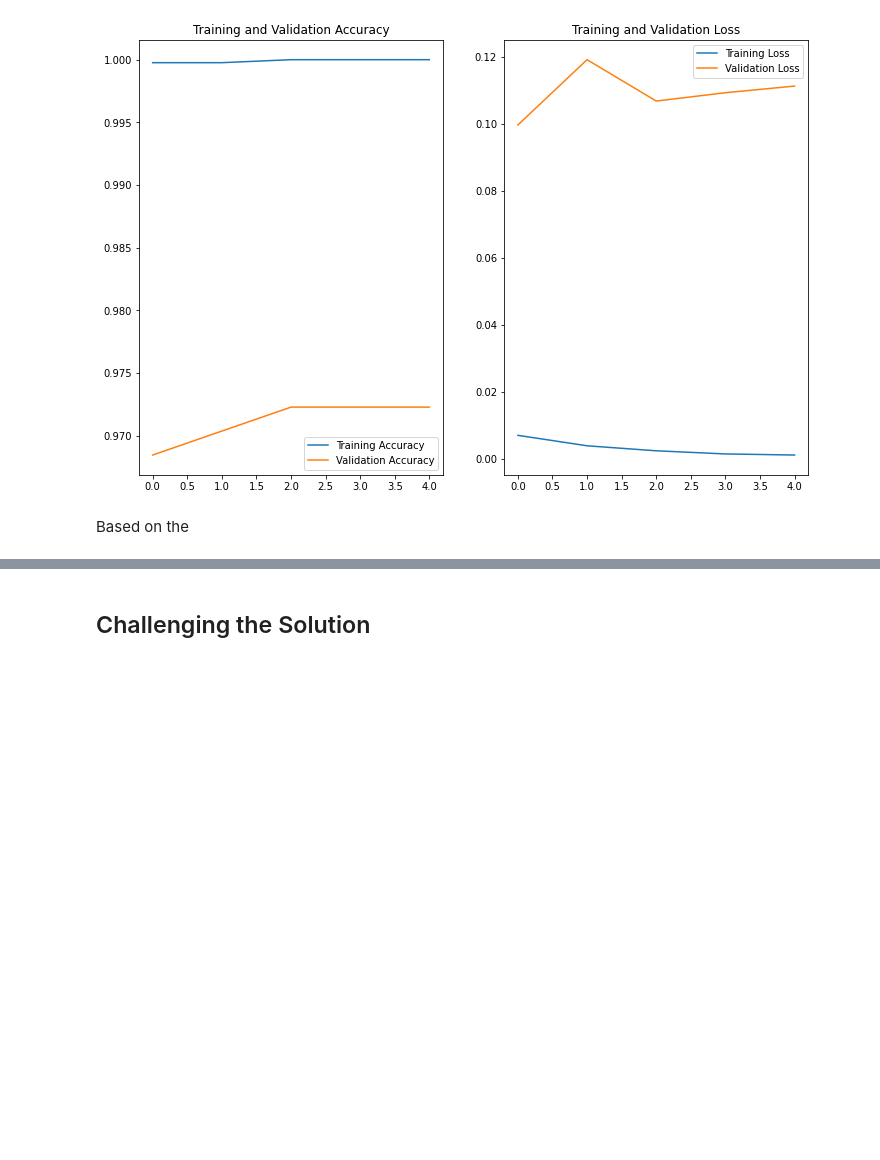
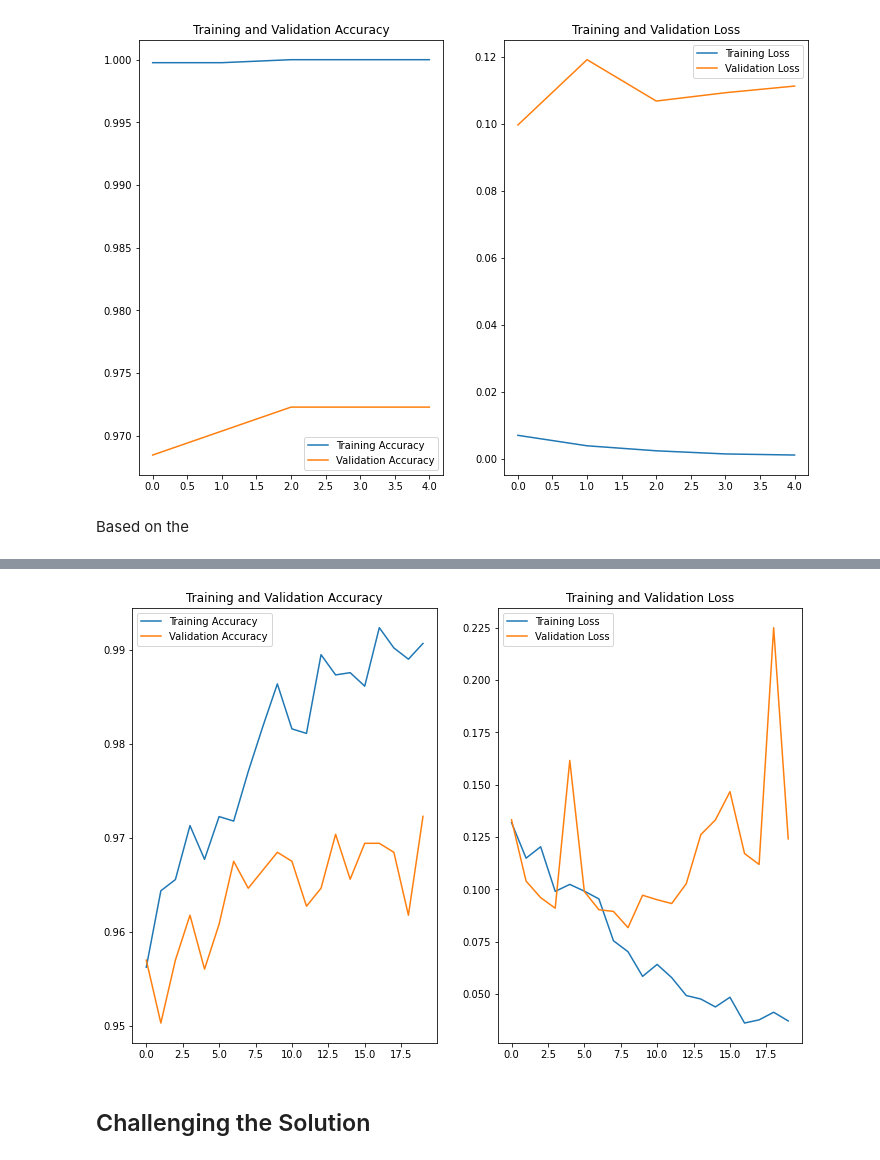
Before and after one commit to fredtush/Image-Classification-with-CNN, a Jupyter notebook: Image_Classification_with_Deep_Learning.ipynb, the cells around one changed output, grey strips where cells are left out. Saved outputs shown, nothing was run; the diff lists cells and outputs as text; code cells hidden in the pictures; blank space fills up the shorter version.

Commit message:
Created a visualization for the second model

```diff
--- a/Image_Classification_with_Deep_Learning.ipynb
+++ b/Image_Classification_with_Deep_Learning.ipynb
@@ -478,34 +478,36 @@ Epoch 19/20
 Epoch 20/20
 131/131 [==============================] - 113s 865ms/step - loss: 0.0372 - accuracy: 0.9907 - val_loss: 0.1242 - val_accuracy: 0.9723
 # %%
-# # visualizing the baseline model's results
+# visualizing the baseline model's results
 
-# acc2 = result2.history["accuracy"]
-# val_acc2 = result2.history["val_accuracy"]
+acc2 = result2.history["accuracy"]
+val_acc2 = result2.history["val_accuracy"]
 
-# loss2 = result2.history["loss"]
-# val_loss2 = result2.history["val_loss"]
+loss2 = result2.history["loss"]
+val_loss2 = result2.history["val_loss"]
 
-# epochs_range2 = range(20)
+epochs_range2 = range(20)
 
-# plt.figure(figsize=(12,8))
+plt.figure(figsize=(12,8))
 
-# # training and validation accuracy
+# training and validation accuracy
 
-# plt.subplot(1, 2, 1)
-# plt.plot(epochs_range2, acc2, label = "Training Accuracy")
-# plt.plot(epochs_range2, val_acc2, label = "Validation Accuracy")
-# plt.legend()
-# plt.title("Training and Validation Accuracy")
+plt.subplot(1, 2, 1)
+plt.plot(epochs_range2, acc2, label = "Training Accuracy")
+plt.plot(epochs_range2, val_acc2, label = "Validation Accuracy")
+plt.legend()
+plt.title("Training and Validation Accuracy")
 
-# #training and validation loss
+#training and validation loss
 
-# plt.subplot(1, 2, 2)
-# plt.plot(epochs_range, loss2, label = "Training Loss")
-# plt.plot(epochs_range, val_loss2, label = "Validation Loss")
-# plt.legend()
-# plt.title("Training and Validation Loss")
+plt.subplot(1, 2, 2)
+plt.plot(epochs_range, loss2, label = "Training Loss")
+plt.plot(epochs_range, val_loss2, label = "Validation Loss")
+plt.legend()
+plt.title("Training and Validation Loss")
 
-# plt.show()
+plt.show()
+# %% [output]
+[figure, added]
 # %% [markdown]
 ## Challenging the Solution
```
